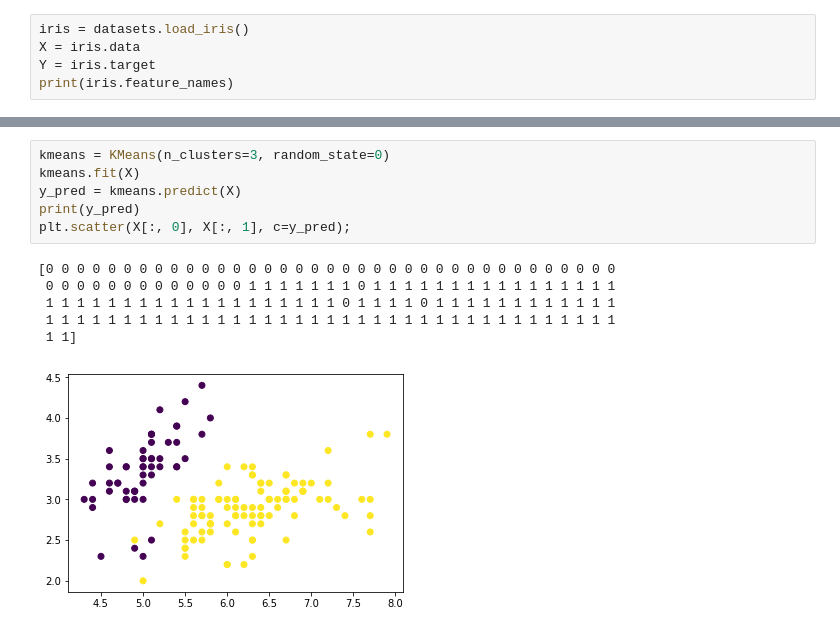
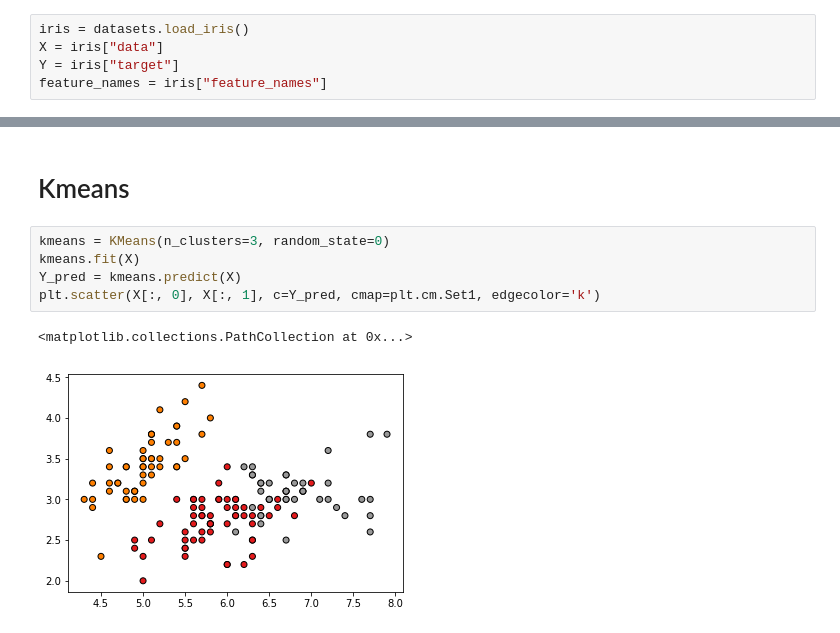
Before and after one commit to AiDevNepal/ai-saturdays-workshop-2, a Jupyter notebook: kmeans.ipynb, the cells around one changed output, grey strips where cells are left out. Cells and saved outputs as stored; diff of their text form.

Commit message:
Updated kmeans with visualizations

```diff
--- a/kmeans.ipynb
+++ b/kmeans.ipynb
@@ -9,5 +24,5 @@ from sklearn import datasets, svm
 # %%
 iris = datasets.load_iris()
-X = iris.data
-Y = iris.target
-print(iris.feature_names)
+X = iris["data"]
+Y = iris["target"]
+feature_names = iris["feature_names"]
@@ -16,13 +107,10 @@ print(iris.feature_names)
+# %% [markdown]
+# Kmeans
 # %%
 kmeans = KMeans(n_clusters=3, random_state=0)
 kmeans.fit(X)
-y_pred = kmeans.predict(X)
-print(y_pred)
-plt.scatter(X[:, 0], X[:, 1], c=y_pred);
+Y_pred = kmeans.predict(X)
+plt.scatter(X[:, 0], X[:, 1], c=Y_pred, cmap=plt.cm.Set1, edgecolor='k')
 # %% [output]
-[0 0 0 0 0 0 0 0 0 0 0 0 0 0 0 0 0 0 0 0 0 0 0 0 0 0 0 0 0 0 0 0 0 0 0 0 0
- 0 0 0 0 0 0 0 0 0 0 0 0 0 1 1 1 1 1 1 1 0 1 1 1 1 1 1 1 1 1 1 1 1 1 1 1 1
- 1 1 1 1 1 1 1 1 1 1 1 1 1 1 1 1 1 1 1 0 1 1 1 1 0 1 1 1 1 1 1 1 1 1 1 1 1
- 1 1 1 1 1 1 1 1 1 1 1 1 1 1 1 1 1 1 1 1 1 1 1 1 1 1 1 1 1 1 1 1 1 1 1 1 1
- 1 1]
+<matplotlib.collections.PathCollection at 0x...>
-[figure, old version]
+[figure, new version]
```
Also changed, not shown: parts of 17 cells of this notebook.
